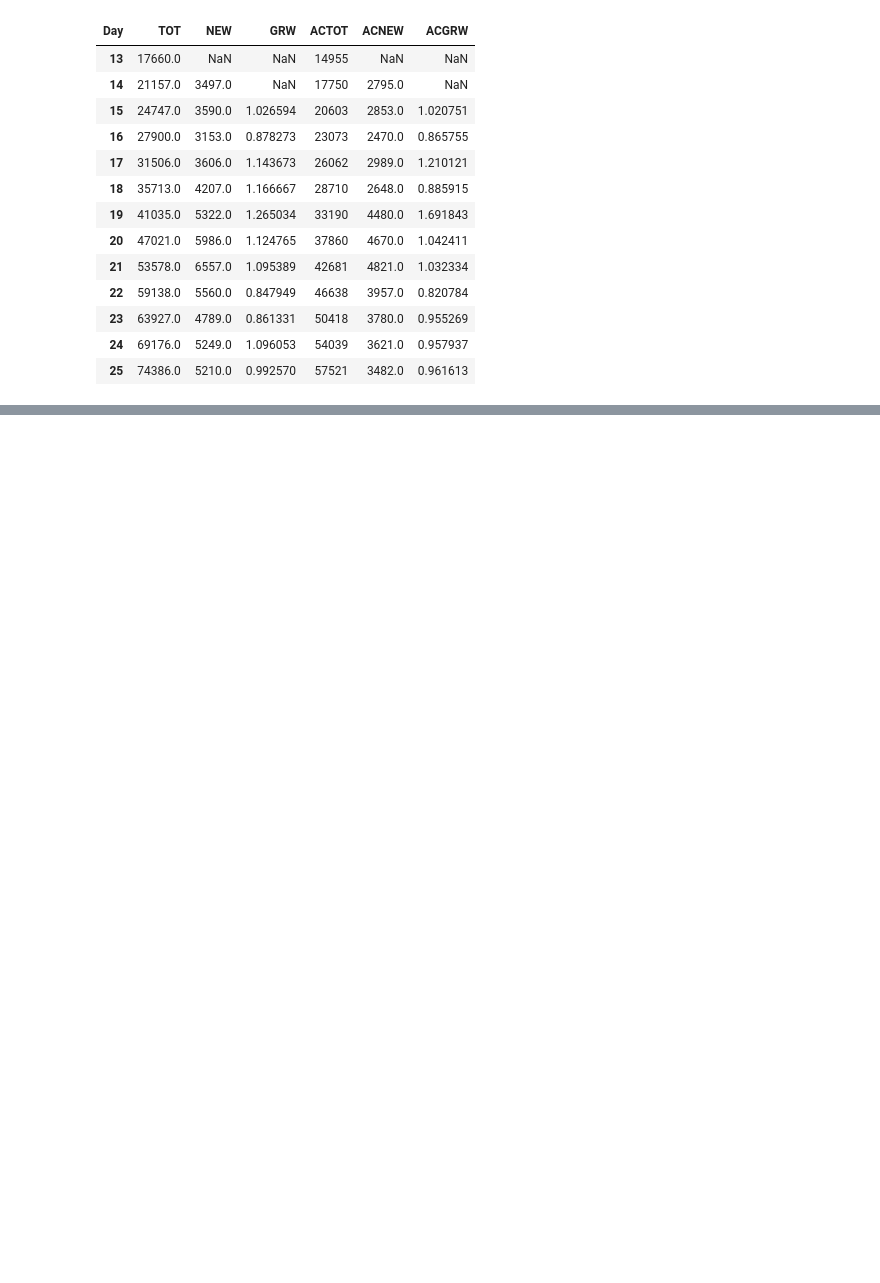
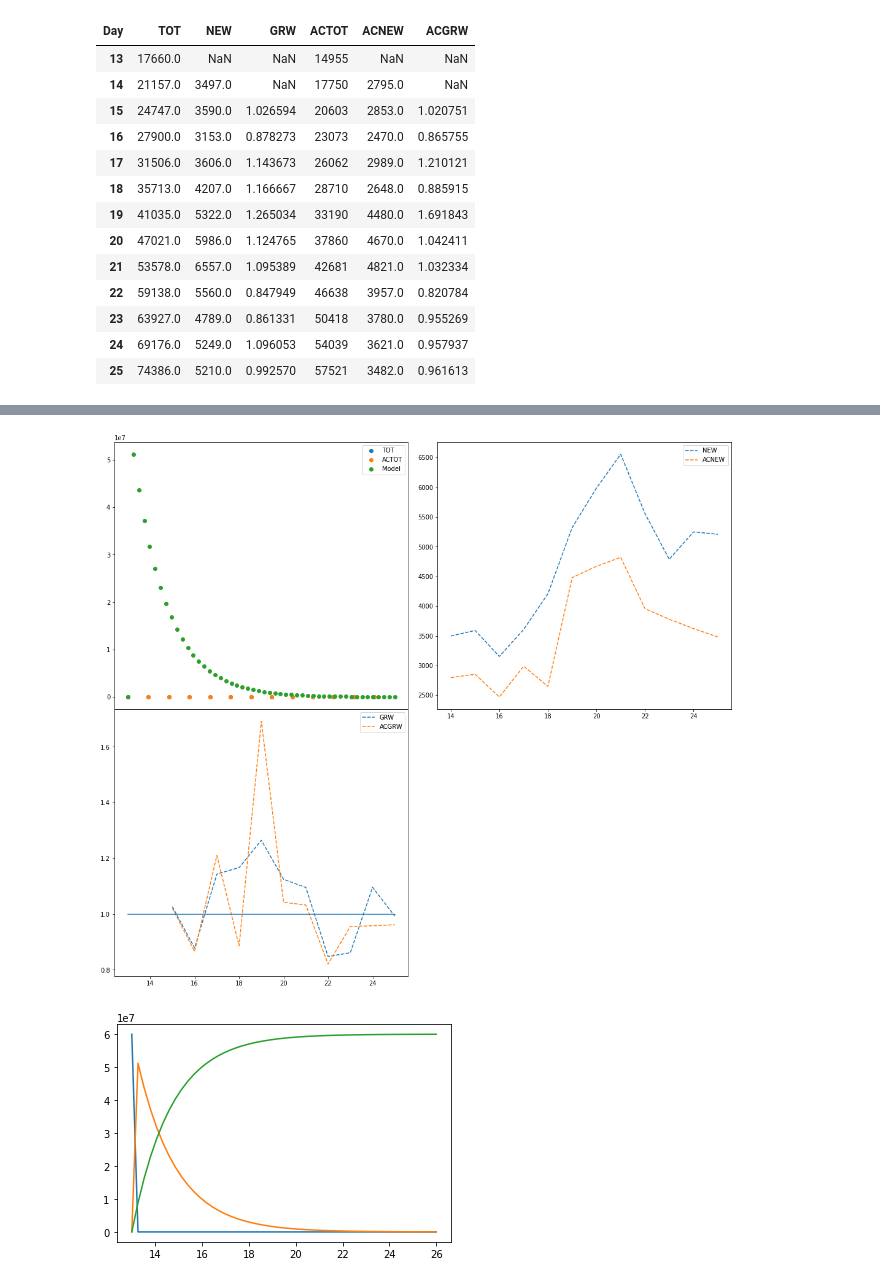
Before and after one commit to FaoTom/Covid19, a Jupyter notebook: COV.ipynb, the cells around one changed output, grey strips where cells are left out. Cells and saved outputs as stored; diff of their text form; code cells hidden in the pictures; blank space fills up the shorter version.

```diff
--- a/COV.ipynb
+++ b/COV.ipynb
@@ -56,0 +65,33 @@ grw.legend()
+# %%
+trans = 2.3 #rateo di trasmissione
+recov = 0.6 #rateo di recovery
+tmax = data.index.size#numero di giorni fittizio
+
+#initial conditions
+sstart = 60000000-data.loc[13,'TOT']
+rstart = 0.001
+istart = data.loc[13,'TOT']
+
+# function that returns dy/dt
+def model(y,t):
+    S=y[0]
+    I=y[1]
+    R=y[2]
+    dS = -trans*S*I
+    dI = trans*S*I-recov*I
+    dR = recov*I
+    return [dS,dI,dR]
+y0=[sstart,istart,rstart]
+# time points
+t = np.linspace(13,13+tmax)
+# solve ODE
+y = odeint(model,y0,t)
+modelI=y[:,1]
+# plot results
+plt.plot(t,y)
+tot.scatter(t,modelI,label='Model')
+tot.legend()
+fig
+# %% [output]
+[figure, added]
+[figure, added]
```
Also changed, not shown: parts of 2 cells of this notebook, 1 other file.
